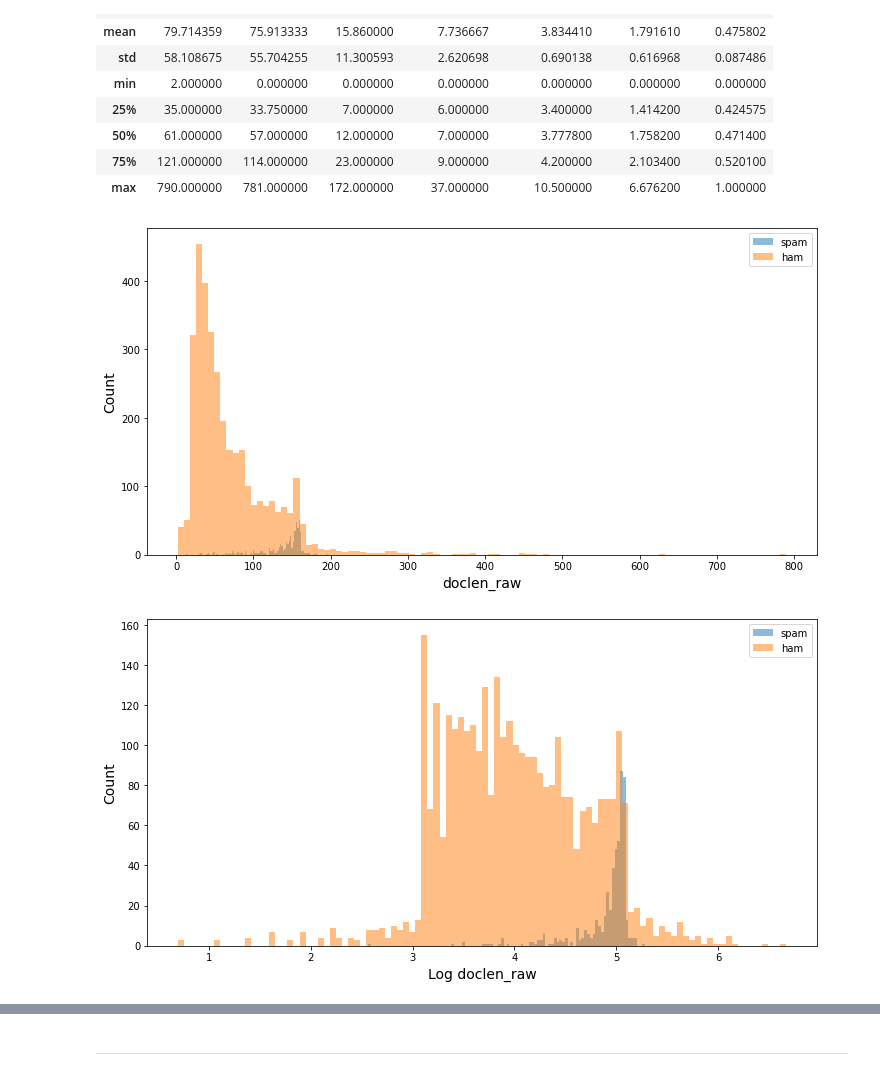
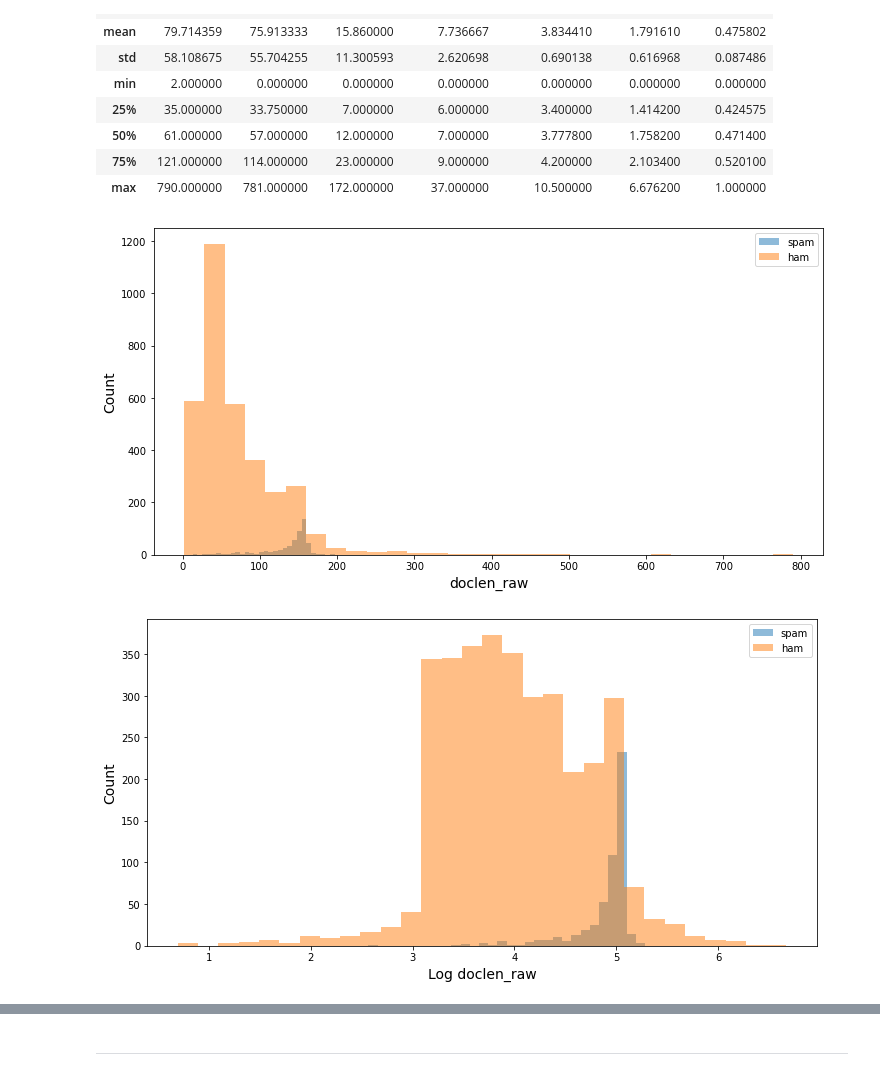
Before and after one commit to BigBangData/NaturalLanguageProcessing, a Jupyter notebook: TextAnalyticsWithR/07_FeatureEngineering.ipynb, the cells around one changed output, grey strips where cells are left out. Cells and saved outputs as stored; diff of their text form; code cells hidden in the pictures.

```diff
--- a/TextAnalyticsWithR/07_FeatureEngineering.ipynb
+++ b/TextAnalyticsWithR/07_FeatureEngineering.ipynb
@@ -164,11 +164,11 @@ def plot_target_hist(X_pos, X_neg, feat_name, bins=100, log_=False):
     plt.legend(loc='upper right')
     plt.show()
 # %%
-plot_target_hist(X_pos, X_neg, "doclen_raw")
+plot_target_hist(X_pos, X_neg, "doclen_raw", bins=30)
 # %% [output]
-[figure, old version]
+[figure, new version]
 # %%
-plot_target_hist(X_pos, X_neg, "doclen_raw", log_=True)
+plot_target_hist(X_pos, X_neg, "doclen_raw", bins=30, log_=True)
 # %% [output]
-[figure, old version]
+[figure, new version]
 # %%
```
Also changed, not shown: parts of 18 cells of this notebook, 1 other file.
